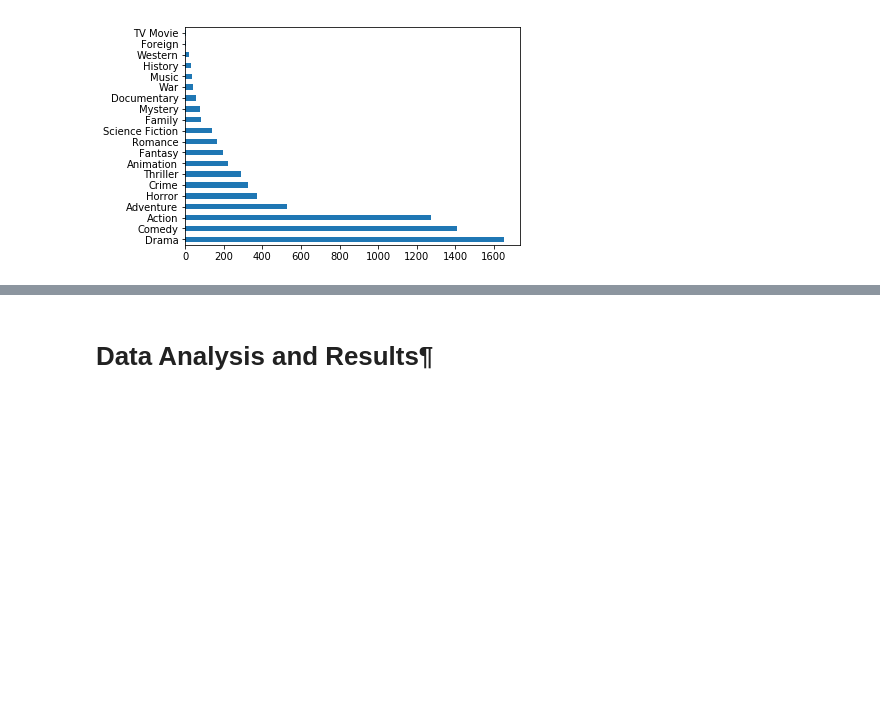
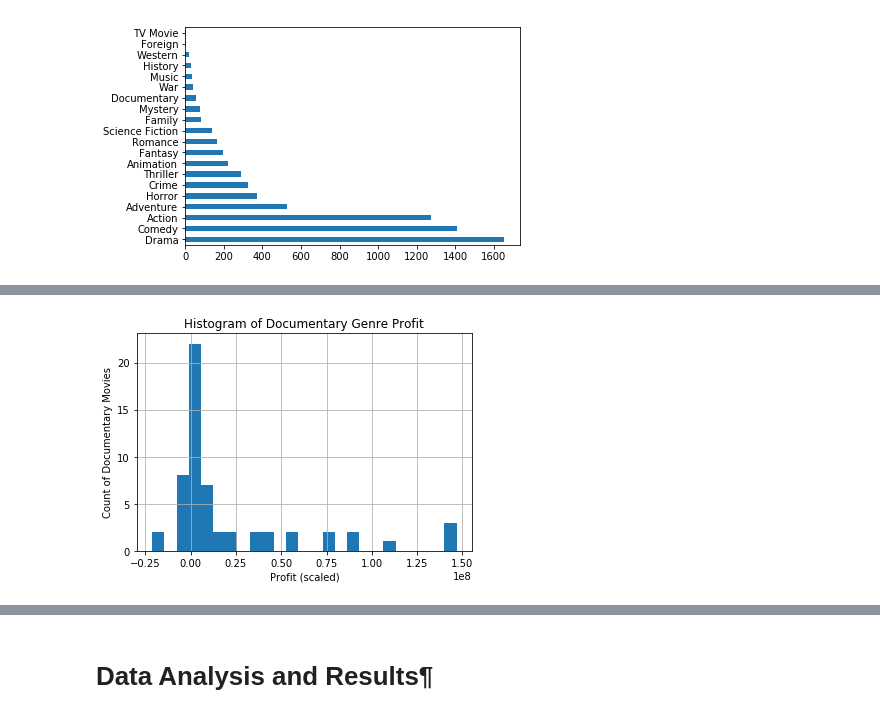
Before and after one commit to k-chau/What-Makes-a-Movie-Profit-, a Jupyter notebook: FinalProject.ipynb, the cells around one changed output, grey strips where cells are left out. Saved outputs shown, nothing was run; the diff lists cells and outputs as text; code cells hidden in the pictures; blank space fills up the shorter version.

Commit message:
cleaned genre histogram

```diff
--- a/FinalProject.ipynb
+++ b/FinalProject.ipynb
@@ -284,0 +248,8 @@ f_D = plt.gcf()
+# %%
+df[df["main_genre"] == 'Documentary'].hist(column='profit', bins=25)
+plt.xlabel('Profit (scaled)')
+plt.ylabel('Count of Documentary Movies')
+plt.title('Histogram of Documentary Genre Profit')
+f_Documentary = plt.gcf()
+# %% [output]
+[figure, added]
```
Also changed, not shown: parts of 24 cells of this notebook.
